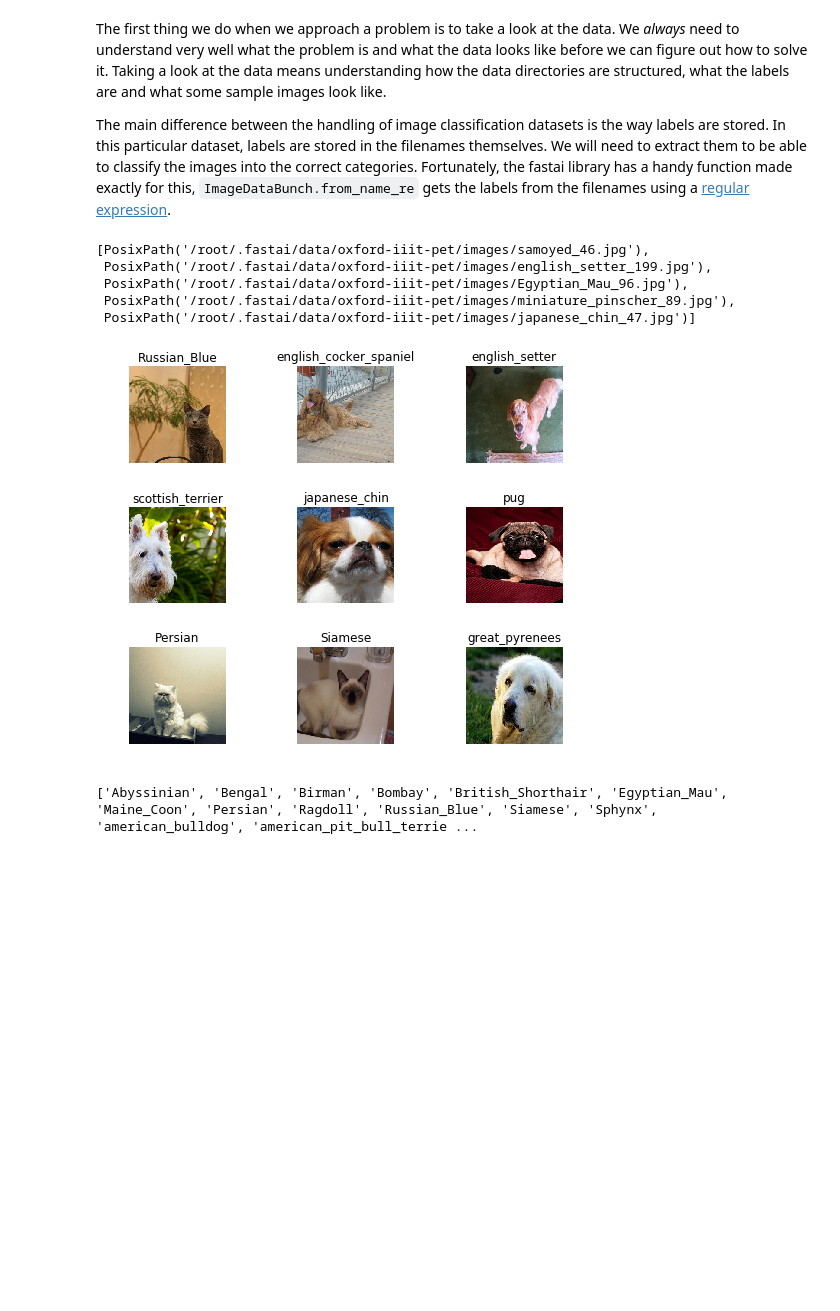
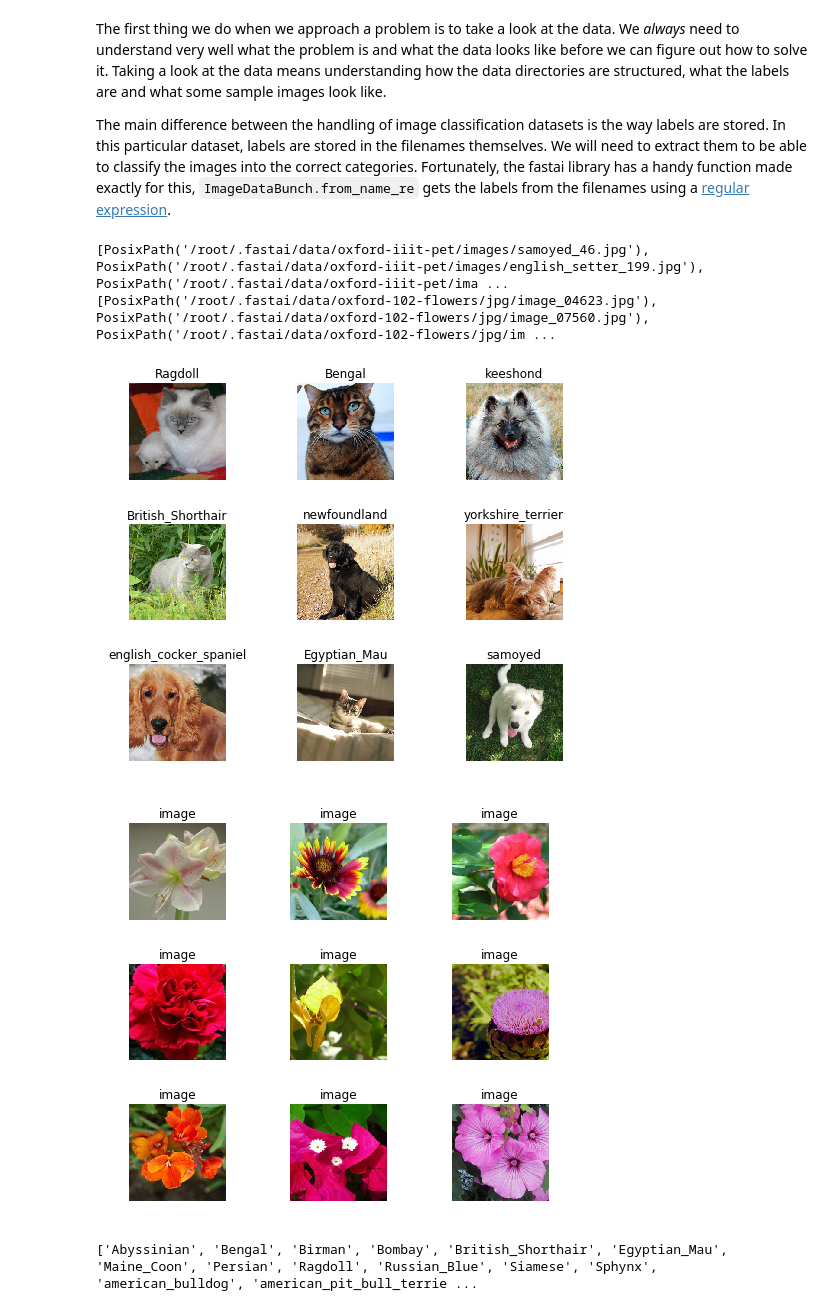
Before and after one commit to m1losz/course-v3, a Jupyter notebook: nbs/dl1/lesson1-pets.ipynb, the cells around one changed output. Saved outputs shown, nothing was run; the diff lists cells and outputs as text; code cells hidden in the pictures; blank space fills up the shorter version.

```diff
--- a/nbs/dl1/lesson1-pets.ipynb
+++ b/nbs/dl1/lesson1-pets.ipynb
@@ -64,0 +69,6 @@ pets_img = path["PETS"]/'images'
+# %%
+flowers_path = path["FLOWERS"];
+flowers_anno = path["FLOWERS"]/'annotations';
+flowers_img = path["FLOWERS"]/'jpg';
+!curl -o $flowers_path"/labels.txt" "https://gist.github.com/m1losz/7795830c32d87138e8361da673caa3f4"
+path["FLOWERS"].ls()
@@ -68,25 +88,27 @@ The first thing we do when we approach a problem is to take a look at the data.
 The main difference between the handling of image classification datasets is the way labels are stored. In this particular dataset, labels are stored in the filenames themselves. We will need to extract them to be able to classify the images into the correct categories. Fortunately, the fastai library has a handy function made exactly for this, `ImageDataBunch.from_name_re` gets the labels from the filenames using a [regular expression](https://docs.python.org/3.6/library/re.html).
 # %%
 pets_fnames = get_image_files(pets_img)
-pets_fnames[:5]
+print(pets_fnames[:5])
+
+flowers_fnames = get_image_files(flowers_img)
+print(flowers_fnames[:5])
 # %% [output]
-[PosixPath('/root/.fastai/data/oxford-iiit-pet/images/samoyed_46.jpg'),
- PosixPath('/root/.fastai/data/oxford-iiit-pet/images/english_setter_199.jpg'),
- PosixPath('/root/.fastai/data/oxford-iiit-pet/images/Egyptian_Mau_96.jpg'),
- PosixPath('/root/.fastai/data/oxford-iiit-pet/images/miniature_pinscher_89.jpg'),
- PosixPath('/root/.fastai/data/oxford-iiit-pet/images/japanese_chin_47.jpg')]
+[PosixPath('/root/.fastai/data/oxford-iiit-pet/images/samoyed_46.jpg'), PosixPath('/root/.fastai/data/oxford-iiit-pet/images/english_setter_199.jpg'), PosixPath('/root/.fastai/data/oxford-iiit-pet/ima ...
+[PosixPath('/root/.fastai/data/oxford-102-flowers/jpg/image_04623.jpg'), PosixPath('/root/.fastai/data/oxford-102-flowers/jpg/image_07560.jpg'), PosixPath('/root/.fastai/data/oxford-102-flowers/jpg/im ...
 # %%
 np.random.seed(2)
 pat = r'/([^/]+)_\d+.jpg$'
 # %%
 pets_data = ImageDataBunch.from_name_re(pets_img, pets_fnames, pat, ds_tfms=get_transforms(), size=224, bs=bs
+                                 ).normalize(imagenet_stats)
+flowers_data = ImageDataBunch.from_name_re(flowers_img, flowers_fnames, pat, ds_tfms=get_transforms(), size=224, bs=bs
                                   ).normalize(imagenet_stats)
-flowers_data = ImageDataBunch.from_name_re(pets_img, pets_fnames, pat, ds_tfms=get_transforms(), size=224, bs=bs
-                                  ).normalize(imagenet_stats)
 # %%
 pets_data.show_batch(rows=3, figsize=(7,6))
+flowers_data.show_batch(rows=3, figsize=(7,6))
 # %% [output]
-[figure, old version]
+[figure, new version]
+[figure, added]
 # %%
 print(data.classes)
 len(data.classes),data.c
```
Also changed, not shown: parts of 4 cells of this notebook.
